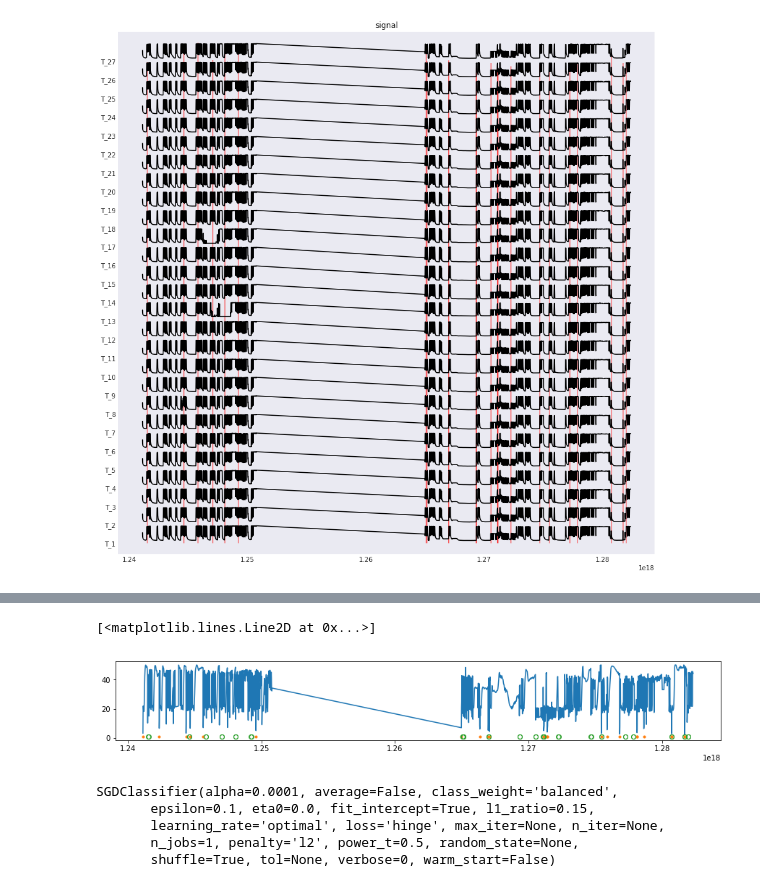
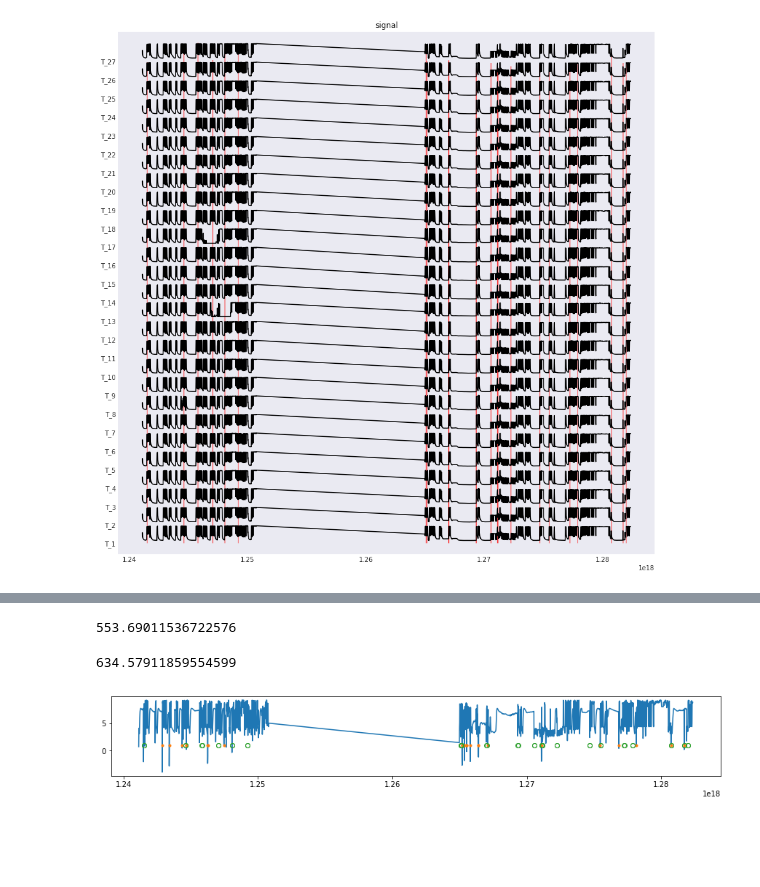
Before and after one commit to rtbs-dev/phm-feature-maker, a Jupyter notebook: tutorial.ipynb, the cells around one changed output, grey strips where cells are left out. Cells and saved outputs as stored; diff of their text form; code cells hidden in the pictures; blank space fills up the shorter version.

```diff
--- a/tutorial.ipynb
+++ b/tutorial.ipynb
@@ -83,6 +83,6 @@ with sns.axes_style('dark'):
 # %%
 mod = hmm.RollingHMM(dfr.T_3, 3, target, anomaly_window='6h')
 # %%
-mod.fit()
+mod.fit(n_jobs=3)
 # %% [output]
 Parsing sub-sequences...
@@ -153,7 +153,7 @@ from tqdm import tqdm_notebook
 
 for sensor, signal in tqdm_notebook(dfr.items()):
     experiment[sensor] = hmm.RollingHMM(signal, 3, target, anomaly_window='6h')
-    experiment[sensor].fit(verbose=False)
+    experiment[sensor].fit(verbose=False, n_jobs=3)
 # %% [output]
 Failed to display Jupyter Widget of type HBox.
 If you're reading this message in the Jupyter Notebook or JupyterLab Notebook, it may mean that the widgets JavaScript is still loading. If this message persists, it likely means that the widgets Java ...
@@ -176,4 +176,5 @@ Using 2460 Non-anomalous sequences;
  Training HMM...
 Done!
 # %%
-res = np.vstack([i.like() for i in experiment.values()])
+res = {n:i.like() for n,i in experiment.items()}
+rmse = {n:i.rmse() for n,i in experiment.items()}
@@ -185,29 +188,47 @@ sns.heatmap(res)
+# %%
+from scipy.stats import hmean
+rmse_df = pd.Series(rmse).sort_values()
+hmean(np.array(list(rmse.values())))
+# mod.s.iloc[np.argpartition(mod.like(), 27)[:27]]
+# int(mod.target.sum())
+# %% [output]
+553.69011536722576
 # %%
-norm = pd.Series( np.linalg.norm(res, axis=0), index=dfr.index)
+# norm = pd.Series( np.linalg.norm(res, axis=0), index=dfr.index)
 plt.figure(figsize=(15,2))
 plt.plot(norm)
 
+from itertools import chain
+import datetime as dt
+norm = res['T_3']
 min_idx = np.argpartition(norm, ref.shape[0])[:ref.shape[0]]
+# min_idx = list(chain(*[np.argpartition(i, ref.shape[0])[:ref.shape[0]] for i in res]))
 plt.plot((norm/norm).iloc[min_idx], '.')
 plt.plot(window_target[window_target==1], 'o', markerfacecolor='none')
+np.sqrt((np.array([i.item()*1e-13 for i in (norm.iloc[min_idx].sort_index().index.values -\
+                          ref.sort_values(by='date_time').date_time.values)])**2).mean())
 # %% [output]
-[<matplotlib.lines.Line2D at 0x...>]
+634.57911859554599
-[figure, old version]
+[figure, new version]
 # %%
 from sklearn.linear_model import SGDClassifier
 
 resX = pd.DataFrame(index=dfr.index, data=res.T)
 resX.shape
-clf = SGDClassifier(class_weight='balanced')
-clf_old = SGDClassifier(class_weight='balanced')
-clf.fit(resX.values[:2000], target.values[:2000])
-clf_old.fit(dfr.values[:2000], target.values[:2000])
+
+n_trials = 100
+trials = np.empty((n_trials, 2))
+
+for i in range(n_trials):
+    clf = SGDClassifier(class_weight='balanced',
+                        max_iter=1000, tol=1e-3)
+    clf_old = SGDClassifier(class_weight='balanced',
+                            max_iter=1000, tol=1e-3)
+
+    clf.fit(resX.values[:2000], window_target.values[:2000])
+    clf_old.fit(dfr.values[:2000], window_target.values[:2000])
+    trials[i,0] = clf.score(resX.values[2000:], target[2000:])
+    trials[i,1] = clf_old.score(dfr.values[2000:], target[2000:])
-# %% [output]
-SGDClassifier(alpha=0.0001, average=False, class_weight='balanced',
-       epsilon=0.1, eta0=0.0, fit_intercept=True, l1_ratio=0.15,
-       learning_rate='optimal', loss='hinge', max_iter=None, n_iter=None,
-       n_jobs=1, penalty='l2', power_t=0.5, random_state=None,
-       shuffle=True, tol=None, verbose=0, warm_start=False)
 # %%
 clf.score(resX.values[2000:], target[2000:]), clf_old.score(dfr.values[2000:], target[2000:])
 # %% [output]
```
Also changed, not shown: parts of 11 cells of this notebook, 1 other file.
